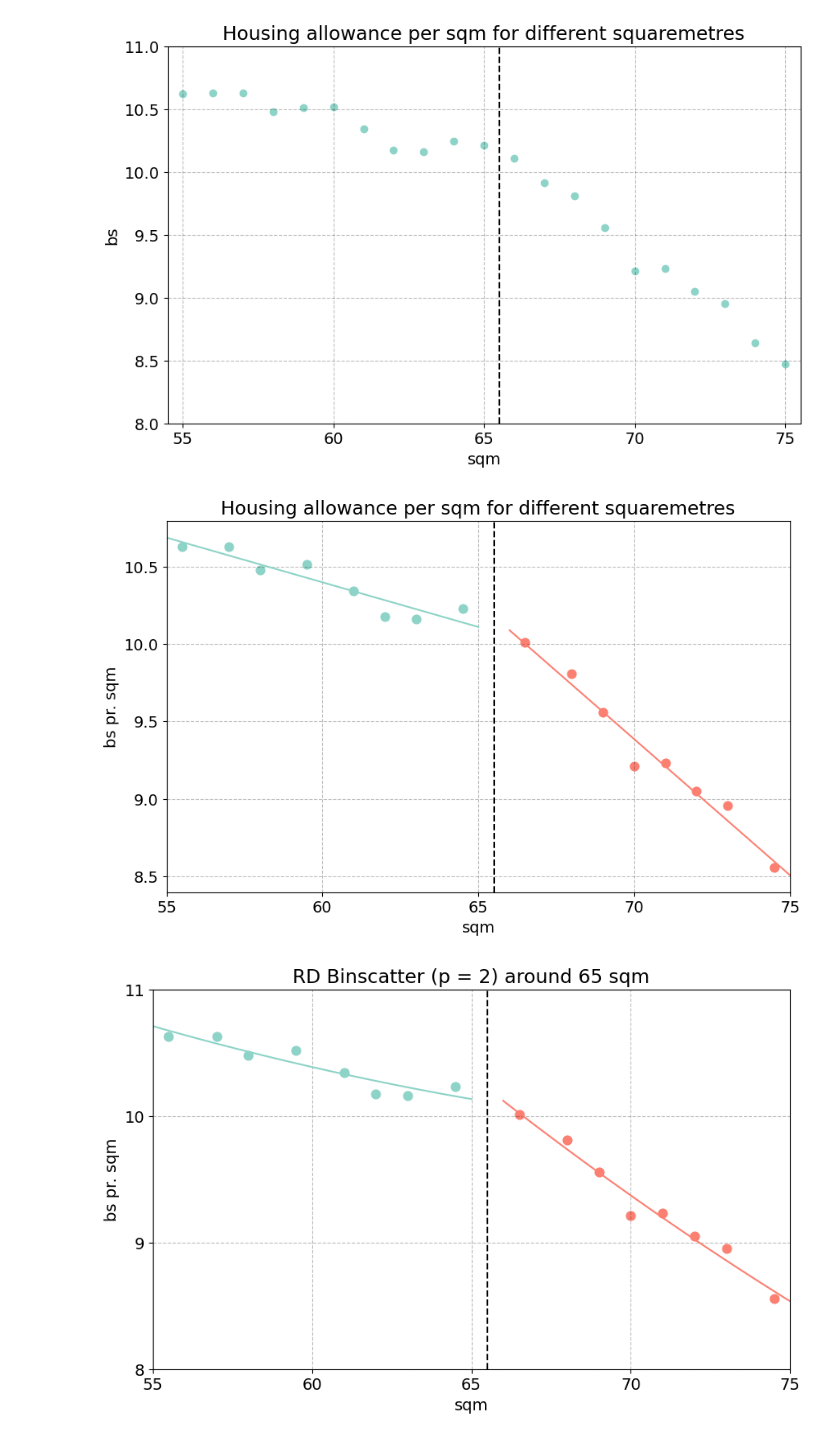
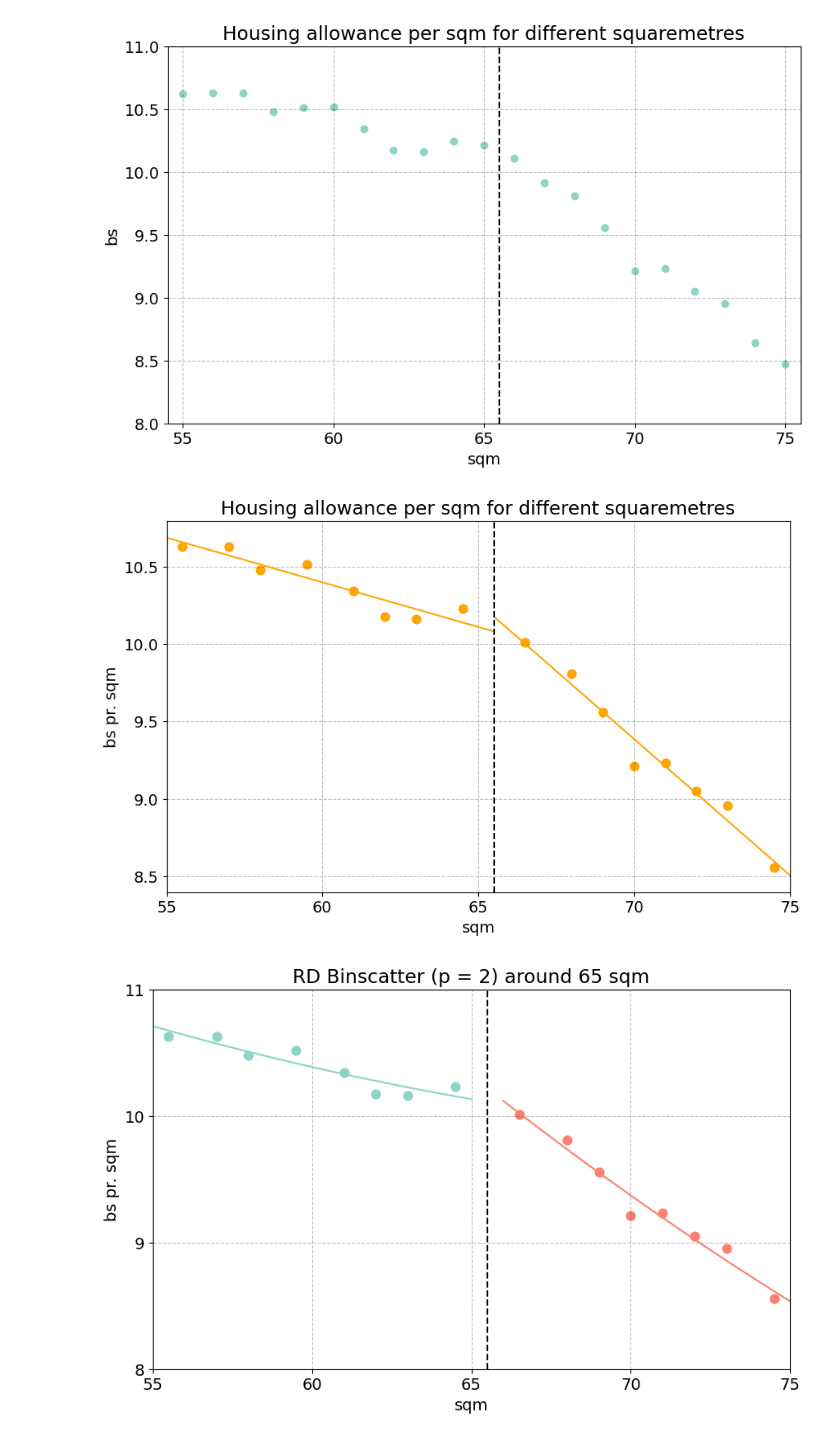
Before and after one commit to HansHoltenAndersen/Bachelor, a Jupyter notebook: Plots.ipynb, the cells around one changed output. Cells and saved outputs as stored; diff of their text form; code cells hidden in the pictures.

Commit message:
Improved plotting :)

```diff
--- a/Plots.ipynb
+++ b/Plots.ipynb
@@ -84,7 +81,7 @@ plt.show()
 # %% [output]
 [figure]
 # %%
-import statsmodels.api as sm
+# First stage plot with polynomial (p=2) fits
 
 # --- 1. Subset for RD window ---
 df_left = df[(df['sqm'] >= 55) & (df['sqm'] <= 65)].copy()
@@ -108,38 +105,38 @@ def linreg(df_bin):
     return model.params['const'], model.params['mean_x']
 
 a_L, b_L = linreg(bin_left)
 a_R, b_R = linreg(bin_right)
 
 # --- 4. Plot ---
 plt.figure(figsize=(10,6))
 
 # binscatter points
-plt.scatter(bin_left['mean_x'], bin_left['mean_y'], s=60)
-plt.scatter(bin_right['mean_x'], bin_right['mean_y'], s=60)
+plt.scatter(bin_left['mean_x'], bin_left['mean_y'], s=60, color='orange')
+plt.scatter(bin_right['mean_x'], bin_right['mean_y'], s=60, color='orange')
 
 # left regression line
-xL = np.linspace(df_left['sqm'].min(), df_left['sqm'].max(), 100)
+xL = np.linspace(df_left['sqm'].min(), df_left['sqm'].max()+0.5, 100)
 yL = a_L + b_L * xL
-plt.plot(xL, yL)
+plt.plot(xL, yL, color='orange')
 
 # right regression line
-xR = np.linspace(df_right['sqm'].min(), df_right['sqm'].max(), 100)
+xR = np.linspace(df_right['sqm'].min()-0.5, df_right['sqm'].max(), 100)
 yR = a_R + b_R * xR
-plt.plot(xR, yR)
+plt.plot(xR, yR, color='orange')
 
 # --- 5. Cutoff line ---
 cut = (65 + 66) / 2
 plt.axvline(x=cut, linestyle='--', color='black')
 
 # Aesthetics
 plt.xlabel('sqm')
 plt.ylabel('bs pr. sqm')
 plt.title('Housing allowance per sqm for different squaremetres')
 plt.grid(True)
 plt.xticks(np.arange(55, 76, 5))
 plt.xlim(55, 75)
 
 plt.show()
 # %% [output]
-[figure, old version]
+[figure, new version]
 # %%
```
Also changed, not shown: parts of 2 cells of this notebook.
